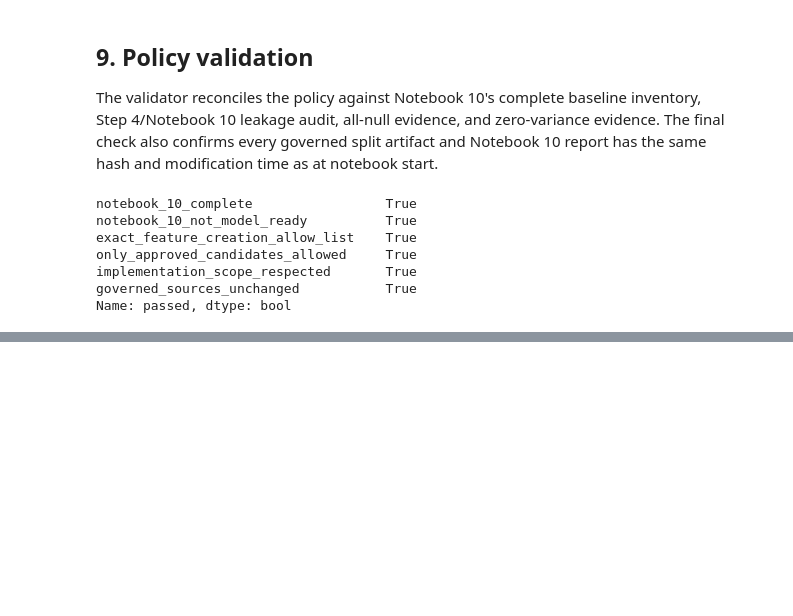
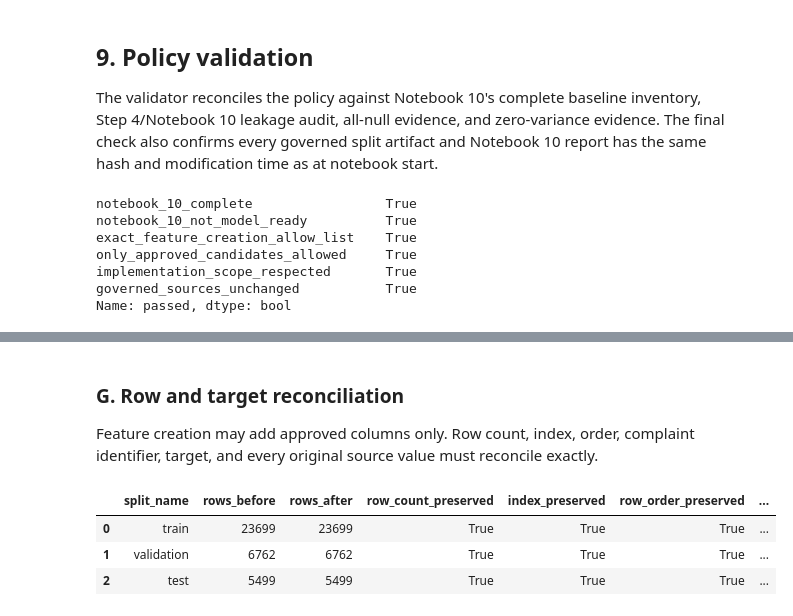
Before and after one commit to mmubashir95/urban-operations-intelligence-platform, a Jupyter notebook: notebooks/11_feature_engineering_and_preprocessing.ipynb, the cells around one changed output, grey strips where cells are left out. Saved outputs shown, nothing was run; the diff lists cells and outputs as text; code cells hidden in the pictures; blank space fills up the shorter version.

```diff
--- a/notebooks/11_feature_engineering_and_preprocessing.ipynb
+++ b/notebooks/11_feature_engineering_and_preprocessing.ipynb
@@ -252,0 +398,22 @@ dtype: object
+# %% [markdown]
+### G. Row and target reconciliation
+
+Feature creation may add approved columns only. Row count, index, order, complaint identifier, target, and every original source value must reconcile exactly.
+# %%
+feature_reconciliation = build_feature_reconciliation_table(
+    source_frames,
+    derived_frames,
+    identifier_column=eda_config.identifier_column,
+    target_column=eda_config.target_column,
+)
+display(feature_reconciliation)
+reconciliation_columns = [
+    'row_count_preserved', 'index_preserved', 'row_order_preserved',
+    'unique_key_preserved', 'target_preserved', 'source_values_preserved',
+]
+assert feature_reconciliation[reconciliation_columns].all().all()
+# %% [output]
+|  | split_name | rows_before | rows_after | row_count_preserved | index_preserved | row_order_preserved | ... |
+| 0 | train | 23699 | 23699 | True | True | True | ... |
+| 1 | validation | 6762 | 6762 | True | True | True | ... |
+| 2 | test | 5499 | 5499 | True | True | True | ... |
```
Also changed, not shown: parts of 22 cells of this notebook, 8 other files.
